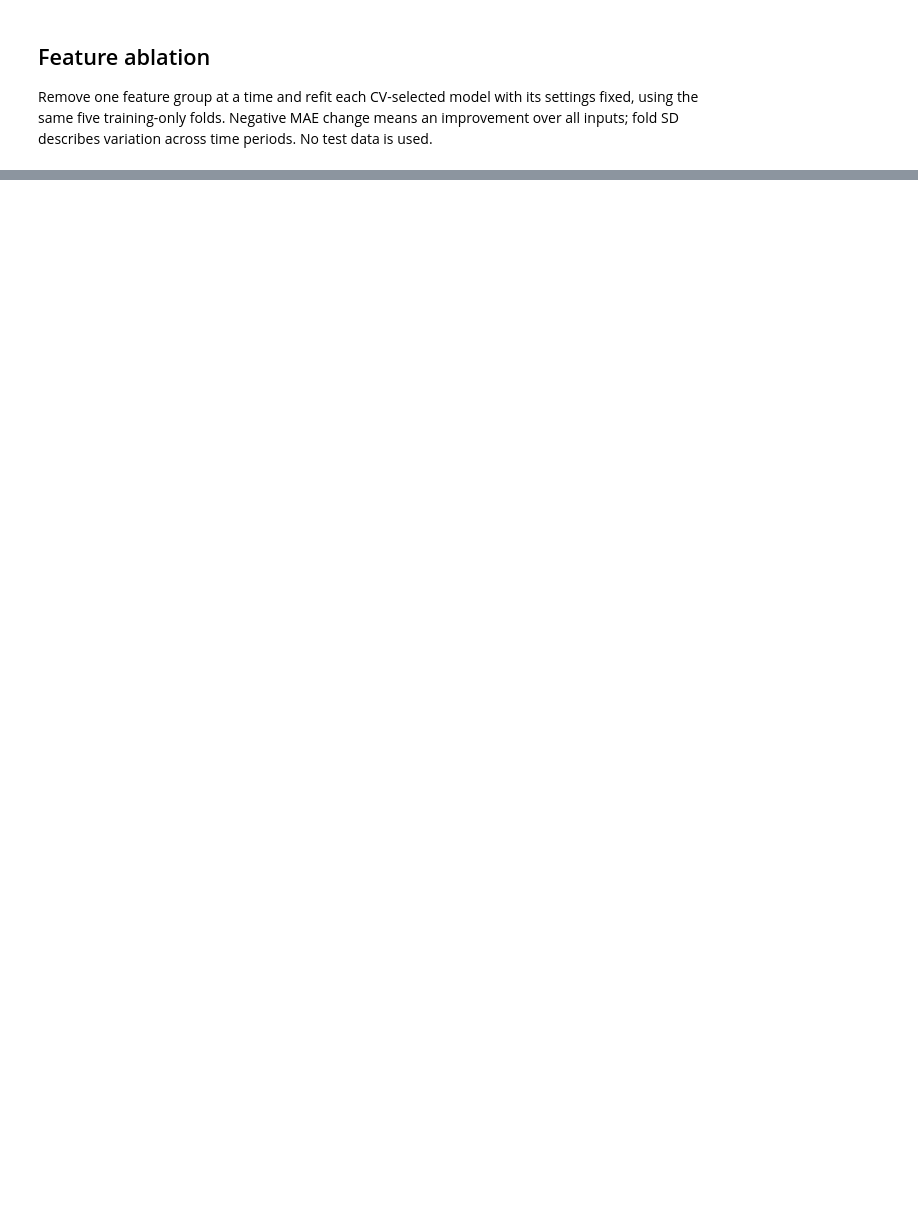
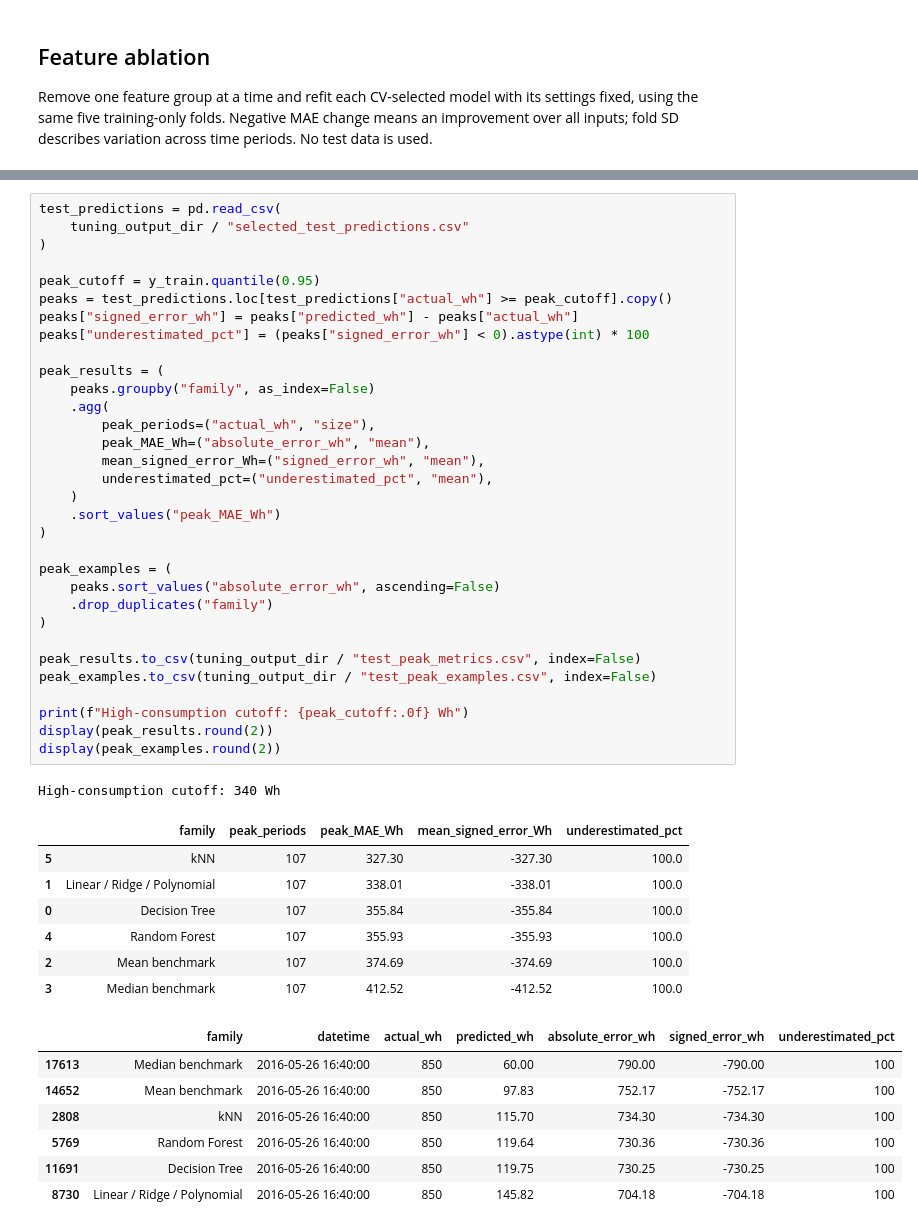
Before and after one commit to AndyLopezCoding/MachineLearningProject, a Jupyter notebook: MachineLearningProject.ipynb, the cells around one changed output, grey strips where cells are left out. Drawn from its saved outputs; the diff is of its cells as text; blank space fills up the shorter version.

Commit message:
Complete Milestone 5 results and analysis

```diff
--- a/MachineLearningProject.ipynb
+++ b/MachineLearningProject.ipynb
@@ -1424,0 +1489,48 @@ for family in selected_tuning["family"]:
+# %%
+test_predictions = pd.read_csv(
+    tuning_output_dir / "selected_test_predictions.csv"
+)
+
+peak_cutoff = y_train.quantile(0.95)
+peaks = test_predictions.loc[test_predictions["actual_wh"] >= peak_cutoff].copy()
+peaks["signed_error_wh"] = peaks["predicted_wh"] - peaks["actual_wh"]
+peaks["underestimated_pct"] = (peaks["signed_error_wh"] < 0).astype(int) * 100
+
+peak_results = (
+    peaks.groupby("family", as_index=False)
+    .agg(
+        peak_periods=("actual_wh", "size"),
+        peak_MAE_Wh=("absolute_error_wh", "mean"),
+        mean_signed_error_Wh=("signed_error_wh", "mean"),
+        underestimated_pct=("underestimated_pct", "mean"),
+    )
+    .sort_values("peak_MAE_Wh")
+)
+
+peak_examples = (
+    peaks.sort_values("absolute_error_wh", ascending=False)
+    .drop_duplicates("family")
+)
+
+peak_results.to_csv(tuning_output_dir / "test_peak_metrics.csv", index=False)
+peak_examples.to_csv(tuning_output_dir / "test_peak_examples.csv", index=False)
+
+print(f"High-consumption cutoff: {peak_cutoff:.0f} Wh")
+display(peak_results.round(2))
+display(peak_examples.round(2))
+# %% [output]
+High-consumption cutoff: 340 Wh
+|  | family | peak_periods | peak_MAE_Wh | mean_signed_error_Wh | underestimated_pct |
+| 5 | kNN | 107 | 327.30 | -327.30 | 100.0 |
+| 1 | Linear / Ridge / Polynomial | 107 | 338.01 | -338.01 | 100.0 |
+| 0 | Decision Tree | 107 | 355.84 | -355.84 | 100.0 |
+| 4 | Random Forest | 107 | 355.93 | -355.93 | 100.0 |
+| 2 | Mean benchmark | 107 | 374.69 | -374.69 | 100.0 |
+| 3 | Median benchmark | 107 | 412.52 | -412.52 | 100.0 |
+|  | family | datetime | actual_wh | predicted_wh | absolute_error_wh | signed_error_wh | underestimated_pct |
+| 17613 | Median benchmark | 2016-05-26 16:40:00 | 850 | 60.00 | 790.00 | -790.00 | 100 |
+| 14652 | Mean benchmark | 2016-05-26 16:40:00 | 850 | 97.83 | 752.17 | -752.17 | 100 |
+| 2808 | kNN | 2016-05-26 16:40:00 | 850 | 115.70 | 734.30 | -734.30 | 100 |
+| 5769 | Random Forest | 2016-05-26 16:40:00 | 850 | 119.64 | 730.36 | -730.36 | 100 |
+| 11691 | Decision Tree | 2016-05-26 16:40:00 | 850 | 119.75 | 730.25 | -730.25 | 100 |
+| 8730 | Linear / Ridge / Polynomial | 2016-05-26 16:40:00 | 850 | 145.82 | 704.18 | -704.18 | 100 |
```
Also changed, not shown: parts of 12 cells of this notebook, 5 other files.
